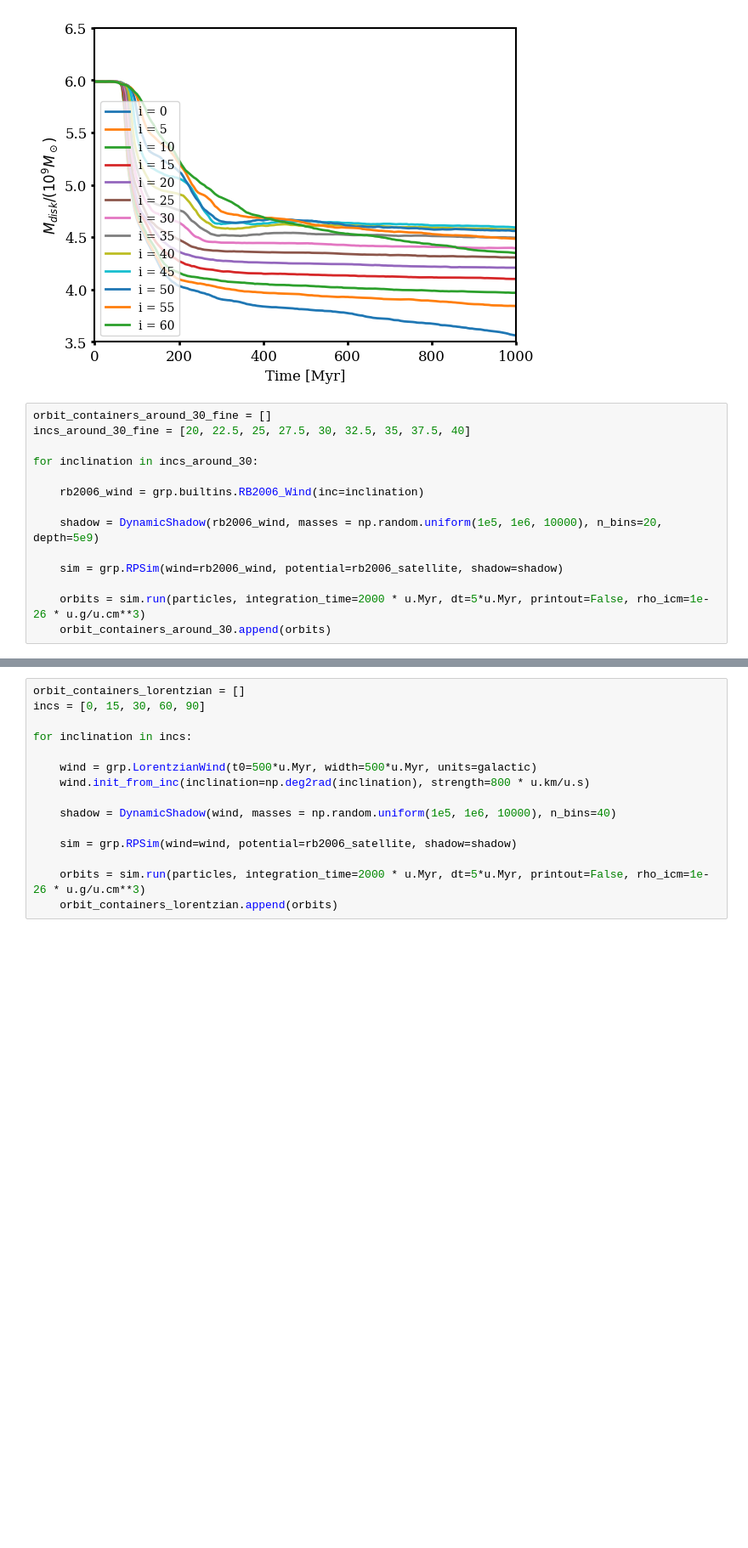
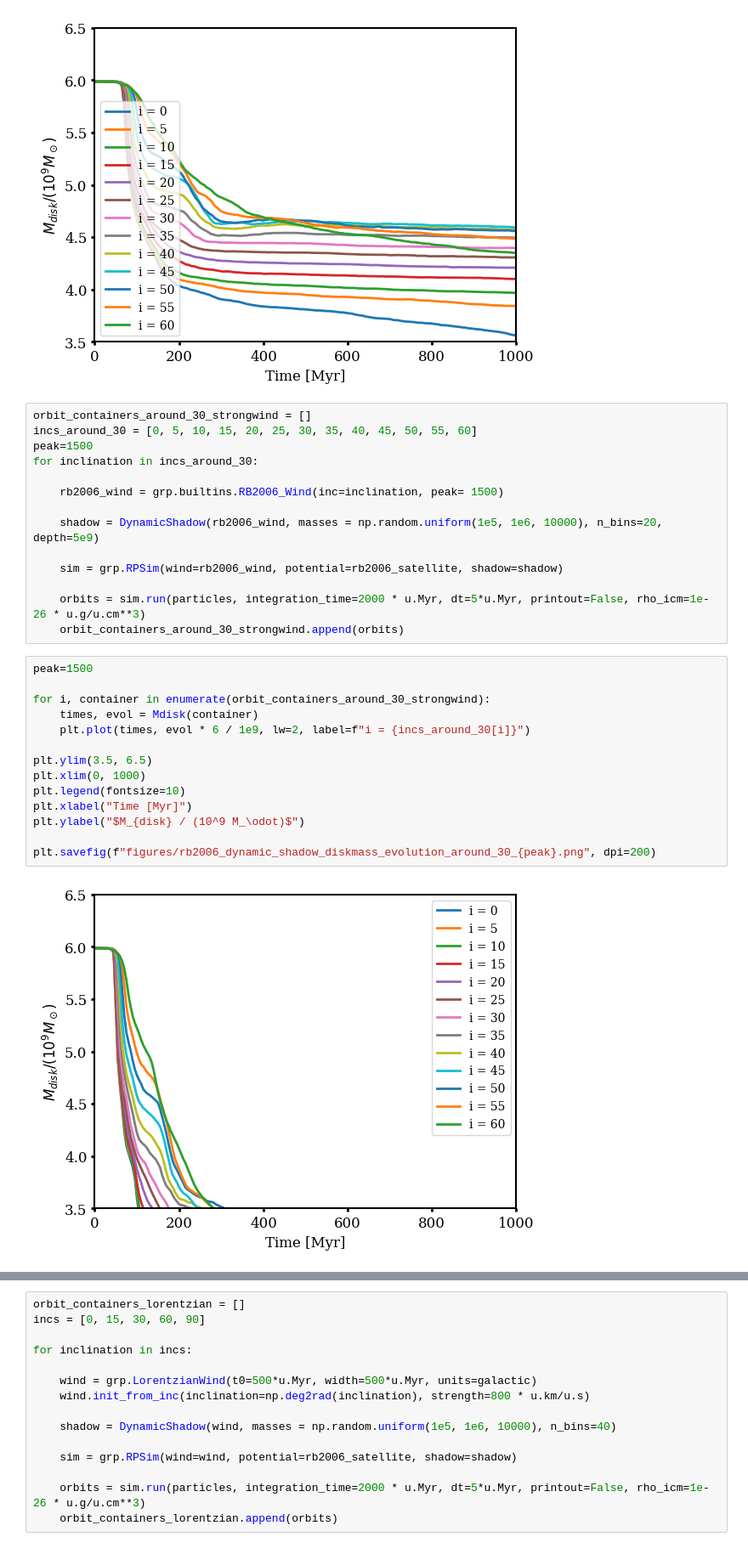
Before and after one commit to HSouch/galarp, a Jupyter notebook: paper/0-1-FullDynamicShadow.ipynb, the cells around one changed output, grey strips where cells are left out. Shown at 85% size. Drawn from its saved outputs; the diff is of its cells as text; blank space fills up the shorter version.

```diff
--- a/paper/0-1-FullDynamicShadow.ipynb
+++ b/paper/0-1-FullDynamicShadow.ipynb
@@ -303,16 +308,32 @@ plt.savefig("figures/rb2006_dynamic_shadow_diskmass_evolution_around_30.png", dp
 # %% [output]
 [figure]
 # %%
-orbit_containers_around_30_fine = []
-incs_around_30_fine = [20, 22.5, 25, 27.5, 30, 32.5, 35, 37.5, 40]
-
+orbit_containers_around_30_strongwind = []
+incs_around_30 = [0, 5, 10, 15, 20, 25, 30, 35, 40, 45, 50, 55, 60]
+peak=1500
 for inclination in incs_around_30:
 
-    rb2006_wind = grp.builtins.RB2006_Wind(inc=inclination)
+    rb2006_wind = grp.builtins.RB2006_Wind(inc=inclination, peak= 1500)
 
     shadow = DynamicShadow(rb2006_wind, masses = np.random.uniform(1e5, 1e6, 10000), n_bins=20, depth=5e9)
 
     sim = grp.RPSim(wind=rb2006_wind, potential=rb2006_satellite, shadow=shadow)
 
     orbits = sim.run(particles, integration_time=2000 * u.Myr, dt=5*u.Myr, printout=False, rho_icm=1e-26 * u.g/u.cm**3)
-    orbit_containers_around_30.append(orbits)
+    orbit_containers_around_30_strongwind.append(orbits)
+# %%
+peak=1500
+
+for i, container in enumerate(orbit_containers_around_30_strongwind):
+    times, evol = Mdisk(container)
+    plt.plot(times, evol * 6 / 1e9, lw=2, label=f"i = {incs_around_30[i]}")
+
+plt.ylim(3.5, 6.5)
+plt.xlim(0, 1000)
+plt.legend(fontsize=10)
+plt.xlabel("Time [Myr]")
+plt.ylabel("$M_{disk} / (10^9 M_\odot)$")
+
+plt.savefig(f"figures/rb2006_dynamic_shadow_diskmass_evolution_around_30_{peak}.png", dpi=200)
+# %% [output]
+[figure, added]
```
Also changed, not shown: parts of 5 cells of this notebook, 2 other files.
